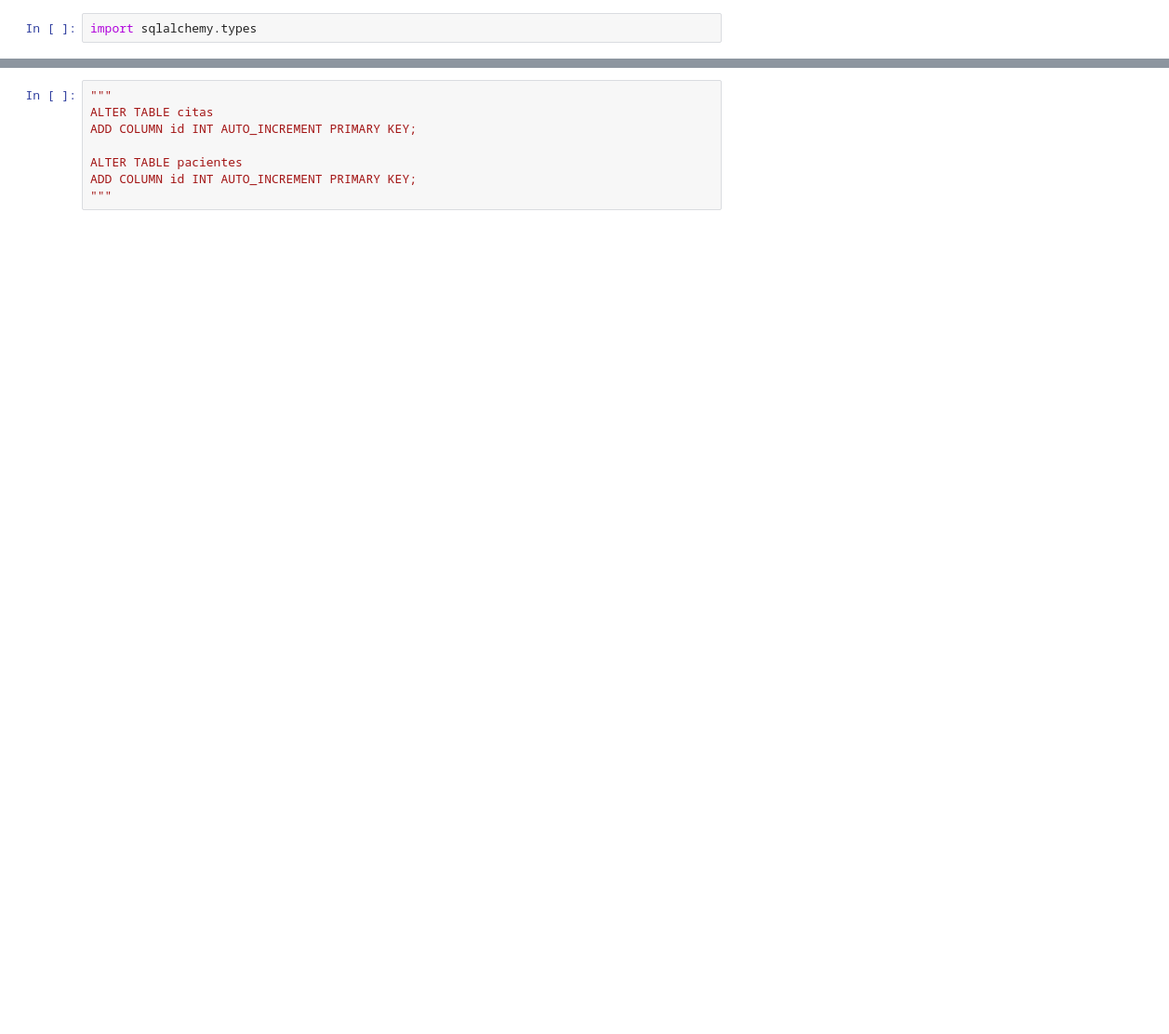
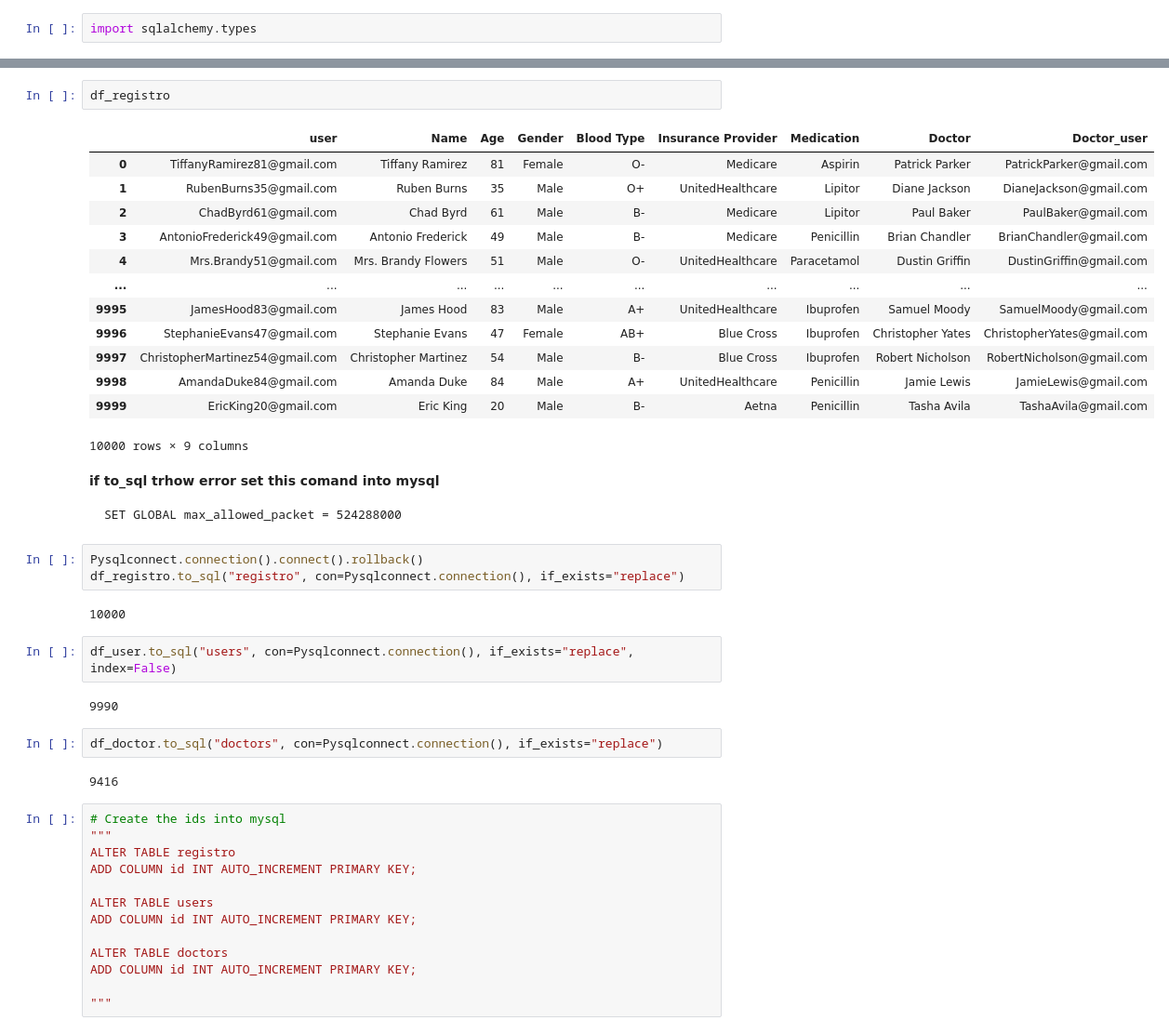
Before and after one commit to JoanMz/Api_network_proyect, a Jupyter notebook: Create_base/load.ipynb, the cells around one changed output, grey strips where cells are left out. Shown at 93% size. Cells and saved outputs as stored; diff of their text form; blank space fills up the shorter version.

```diff
--- a/Create_base/load.ipynb
+++ b/Create_base/load.ipynb
@@ -31,8 +313,45 @@ df_pacientes.to_sql("pacientes", con=Pysqlconnect.connection(), if_exists="repla
+# %%
+df_registro
+# %% [output]
+|  | user | Name | Age | Gender | Blood Type | Insurance Provider | Medication | Doctor | Doctor_user |
+| 0 | TiffanyRamirez81@gmail.com | Tiffany Ramirez | 81 | Female | O- | Medicare | Aspirin | Patrick Parker | PatrickParker@gmail.com |
+| 1 | RubenBurns35@gmail.com | Ruben Burns | 35 | Male | O+ | UnitedHealthcare | Lipitor | Diane Jackson | DianeJackson@gmail.com |
+| 2 | ChadByrd61@gmail.com | Chad Byrd | 61 | Male | B- | Medicare | Lipitor | Paul Baker | PaulBaker@gmail.com |
+| 3 | AntonioFrederick49@gmail.com | Antonio Frederick | 49 | Male | B- | Medicare | Penicillin | Brian Chandler | BrianChandler@gmail.com |
+| 4 | Mrs.Brandy51@gmail.com | Mrs. Brandy Flowers | 51 | Male | O- | UnitedHealthcare | Paracetamol | Dustin Griffin | DustinGriffin@gmail.com |
+| ... | ... | ... | ... | ... | ... | ... | ... | ... | ... |
+| 9995 | JamesHood83@gmail.com | James Hood | 83 | Male | A+ | UnitedHealthcare | Ibuprofen | Samuel Moody | SamuelMoody@gmail.com |
+| 9996 | StephanieEvans47@gmail.com | Stephanie Evans | 47 | Female | AB+ | Blue Cross | Ibuprofen | Christopher Yates | ChristopherYates@gmail.com |
+| 9997 | ChristopherMartinez54@gmail.com | Christopher Martinez | 54 | Male | B- | Blue Cross | Ibuprofen | Robert Nicholson | RobertNicholson@gmail.com |
+| 9998 | AmandaDuke84@gmail.com | Amanda Duke | 84 | Male | A+ | UnitedHealthcare | Penicillin | Jamie Lewis | JamieLewis@gmail.com |
+| 9999 | EricKing20@gmail.com | Eric King | 20 | Male | B- | Aetna | Penicillin | Tasha Avila | TashaAvila@gmail.com |
+10000 rows × 9 columns
+# %% [markdown]
+**if to_sql trhow error set this comand into mysql**
+<pre>SET GLOBAL max_allowed_packet = 524288000</pre>
+# %%
+Pysqlconnect.connection().connect().rollback()
+df_registro.to_sql("registro", con=Pysqlconnect.connection(), if_exists="replace")
+# %% [output]
+10000
+# %%
+df_user.to_sql("users", con=Pysqlconnect.connection(), if_exists="replace", index=False)
+# %% [output]
+9990
+# %%
+df_doctor.to_sql("doctors", con=Pysqlconnect.connection(), if_exists="replace")
+# %% [output]
+9416
 # %%
+# Create the ids into mysql
 """
-ALTER TABLE citas
+ALTER TABLE registro
 ADD COLUMN id INT AUTO_INCREMENT PRIMARY KEY;
 
-ALTER TABLE pacientes
+ALTER TABLE users
 ADD COLUMN id INT AUTO_INCREMENT PRIMARY KEY;
+
+ALTER TABLE doctors
+ADD COLUMN id INT AUTO_INCREMENT PRIMARY KEY;
+
 """
```
Also changed, not shown: parts of 38 cells of this notebook, 7 other files.
